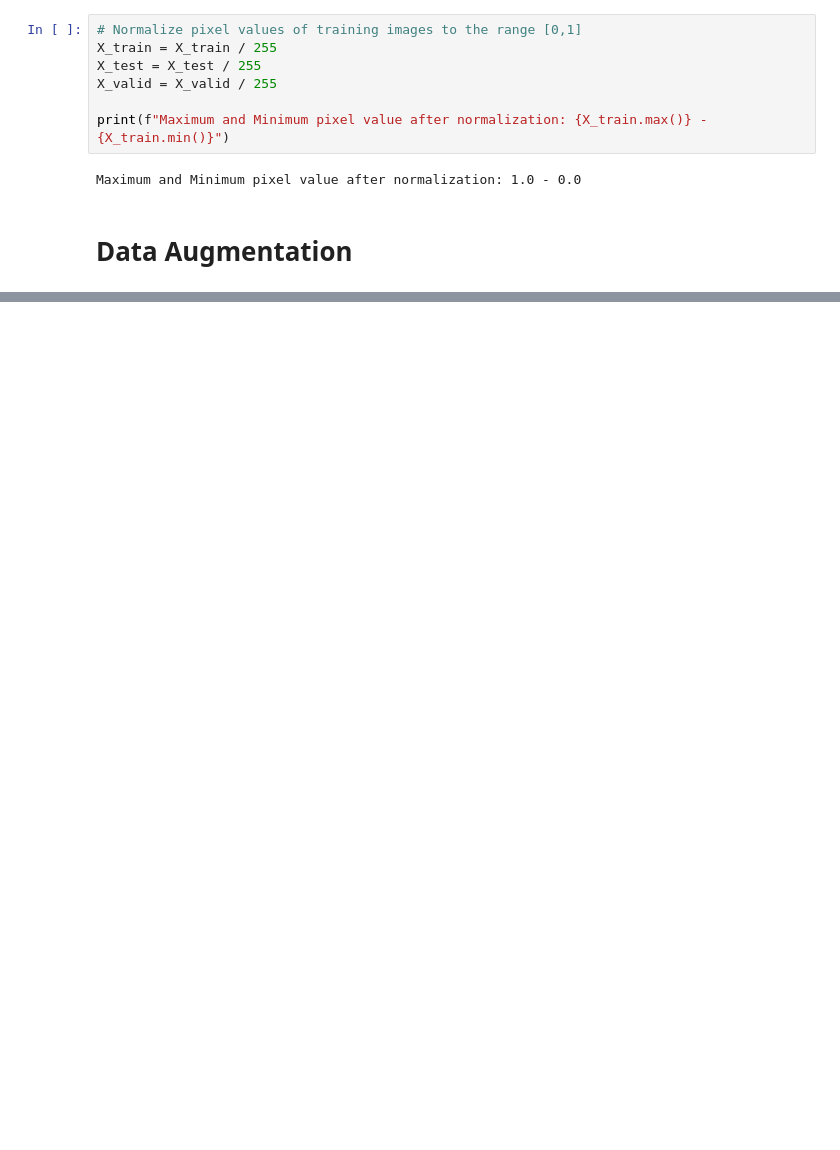
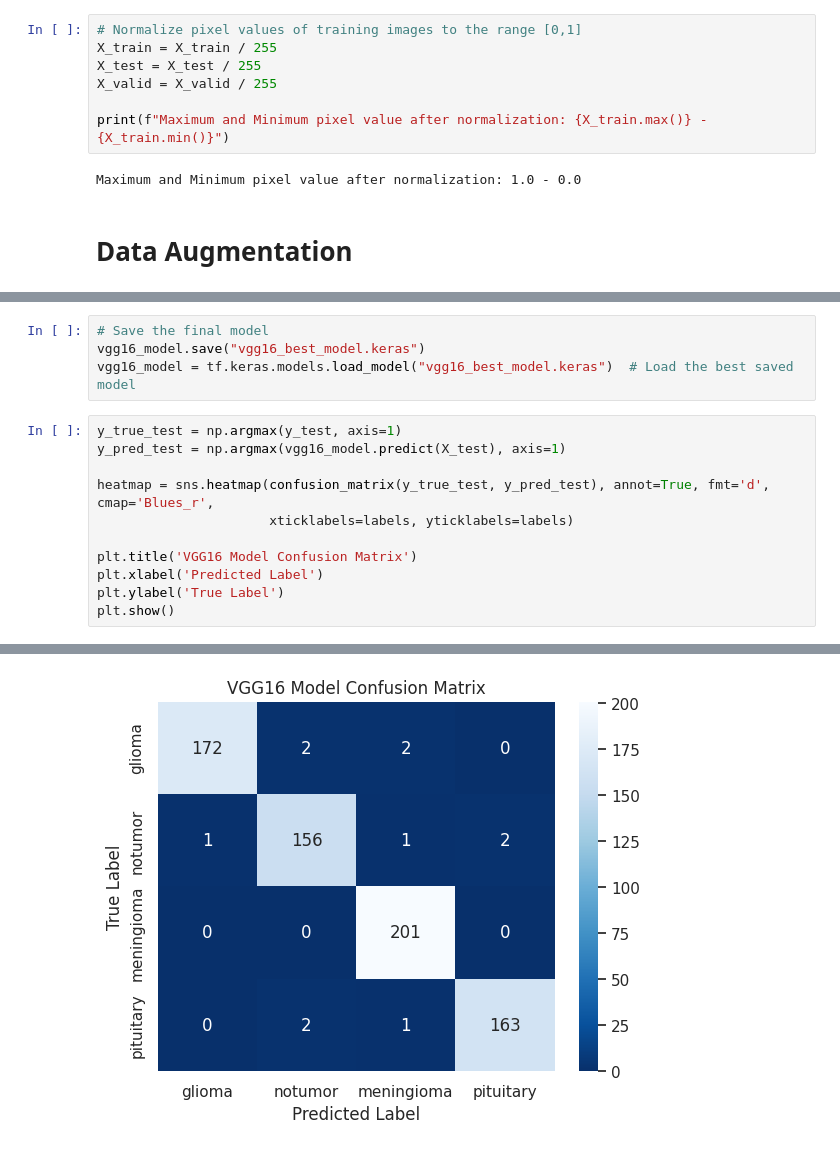
Before and after one commit to AsmaRadwan/MRI-Tumar-Recognition, a Jupyter notebook: mri-tumar-recognition.ipynb, the cells around one changed output, grey strips where cells are left out. Drawn from its saved outputs; the diff is of its cells as text; blank space fills up the shorter version.

```diff
--- a/mri-tumar-recognition.ipynb
+++ b/mri-tumar-recognition.ipynb
@@ -384,0 +310,16 @@ model.save("vgg16_best_model.keras")
+# %%
+# Save the final model
+vgg16_model.save("vgg16_best_model.keras")
+vgg16_model = tf.keras.models.load_model("vgg16_best_model.keras")  # Load the best saved model
+# %%
+y_true_test = np.argmax(y_test, axis=1)
+y_pred_test = np.argmax(vgg16_model.predict(X_test), axis=1)
+
+heatmap = sns.heatmap(confusion_matrix(y_true_test, y_pred_test), annot=True, fmt='d', cmap='Blues_r',
+                      xticklabels=labels, yticklabels=labels)
+
+plt.title('VGG16 Model Confusion Matrix')
+plt.xlabel('Predicted Label')
+plt.ylabel('True Label')
+plt.show()
+# %% [output]
@@ -384,0 +327 @@ model.save("vgg16_best_model.keras")
+[figure, added]
```
Also changed, not shown: parts of 49 cells of this notebook.
